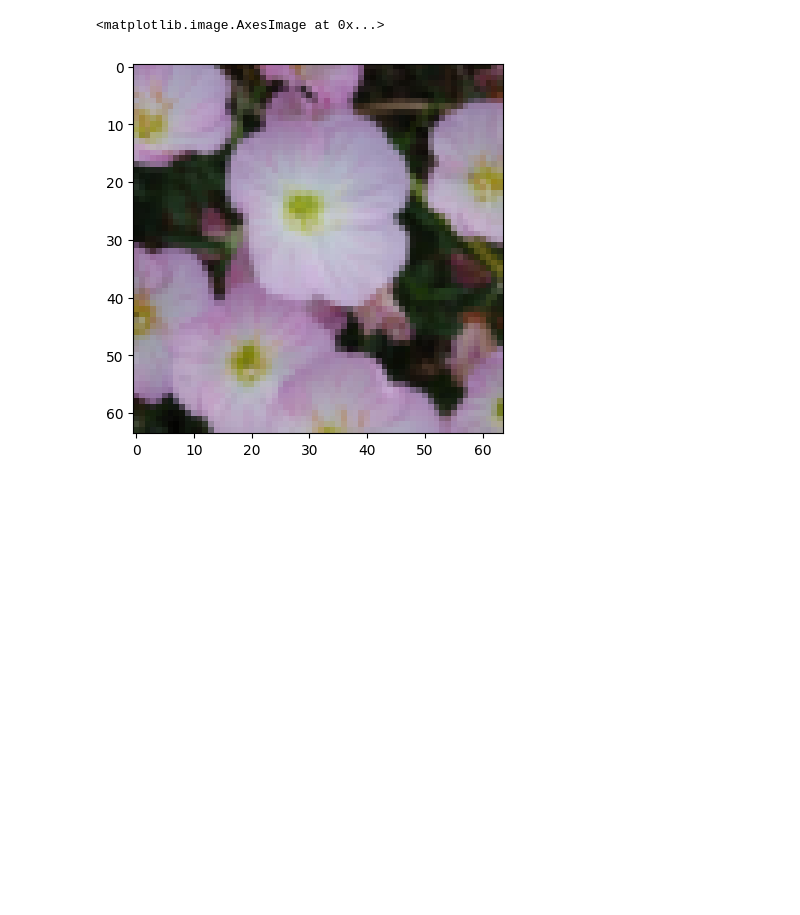
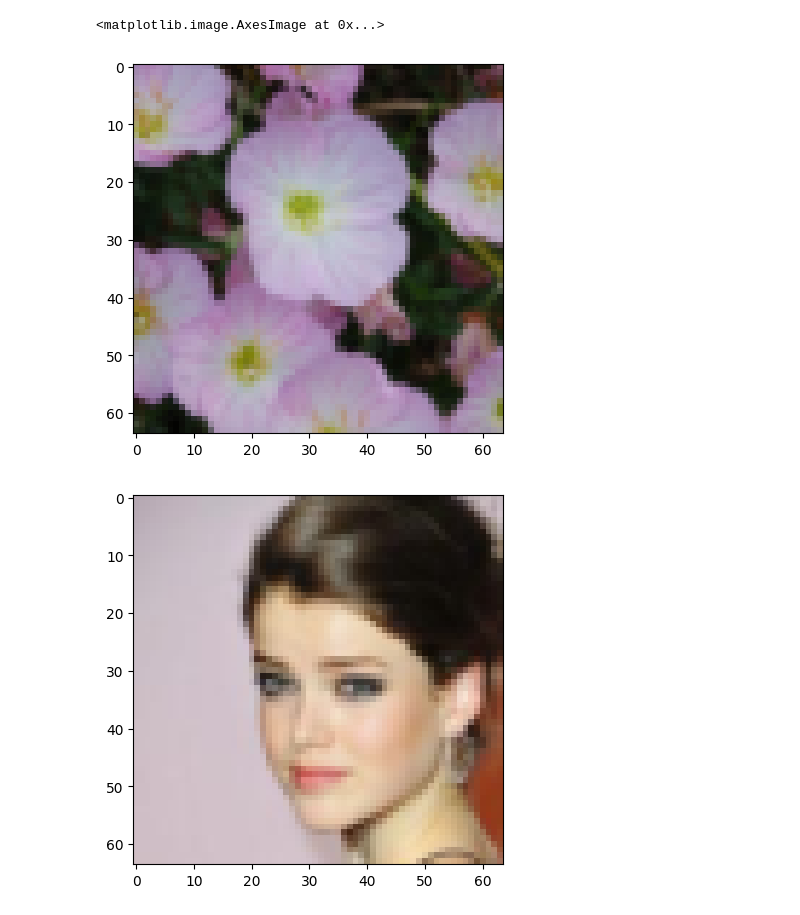
Before and after one commit to asztrikx/bme-diffusion-model, a Jupyter notebook: main.ipynb, the cells around one changed output. Drawn from its saved outputs; the diff is of its cells as text; code cells hidden in the pictures; blank space fills up the shorter version.

```diff
--- a/main.ipynb
+++ b/main.ipynb
@@ -112,8 +116,11 @@ tensorToImage = transforms.Compose([
 # %%
 plt.imshow(tensorToImage(torch.from_numpy(flowerTensors[0])))
+plt.figure()
+plt.imshow(tensorToImage(torch.from_numpy(celebaTensors[0])))
 # %% [output]
 <matplotlib.image.AxesImage at 0x...>
 [figure]
+[figure, added]
 # %%
 # Data analysis
 
```
Also changed, not shown: parts of 8 cells of this notebook.
